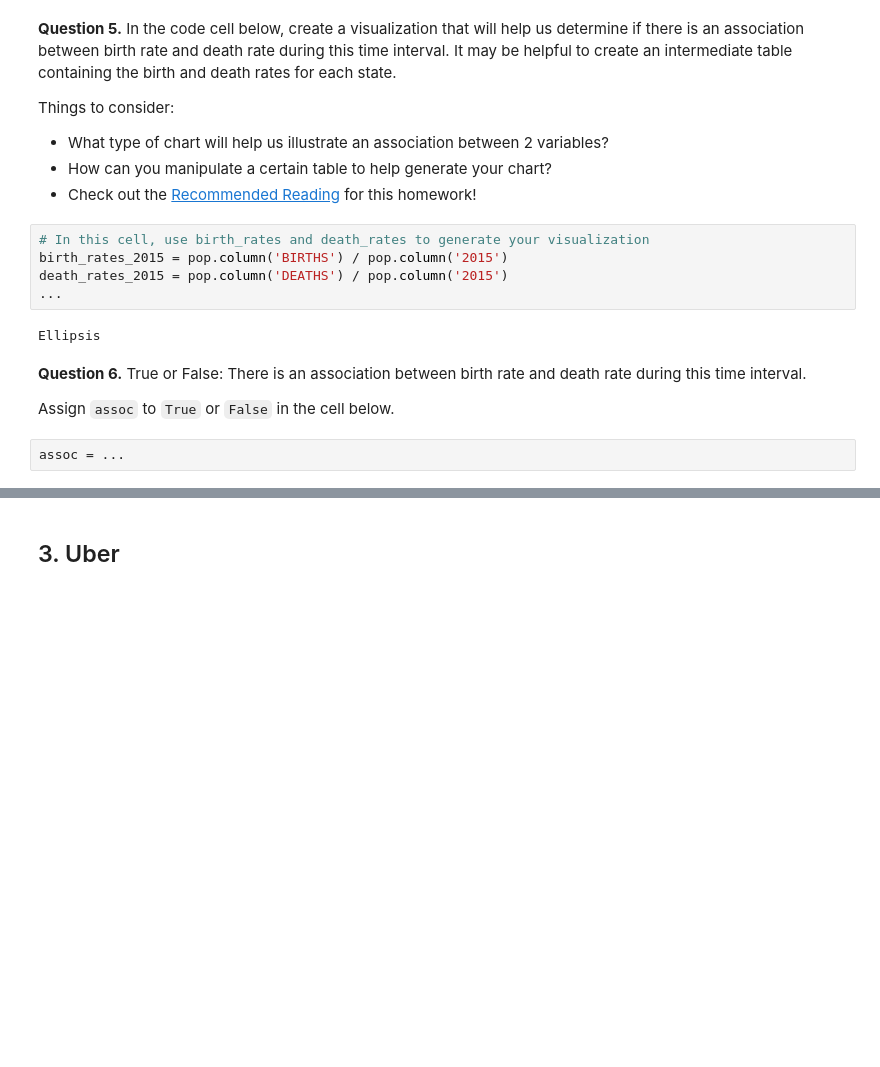
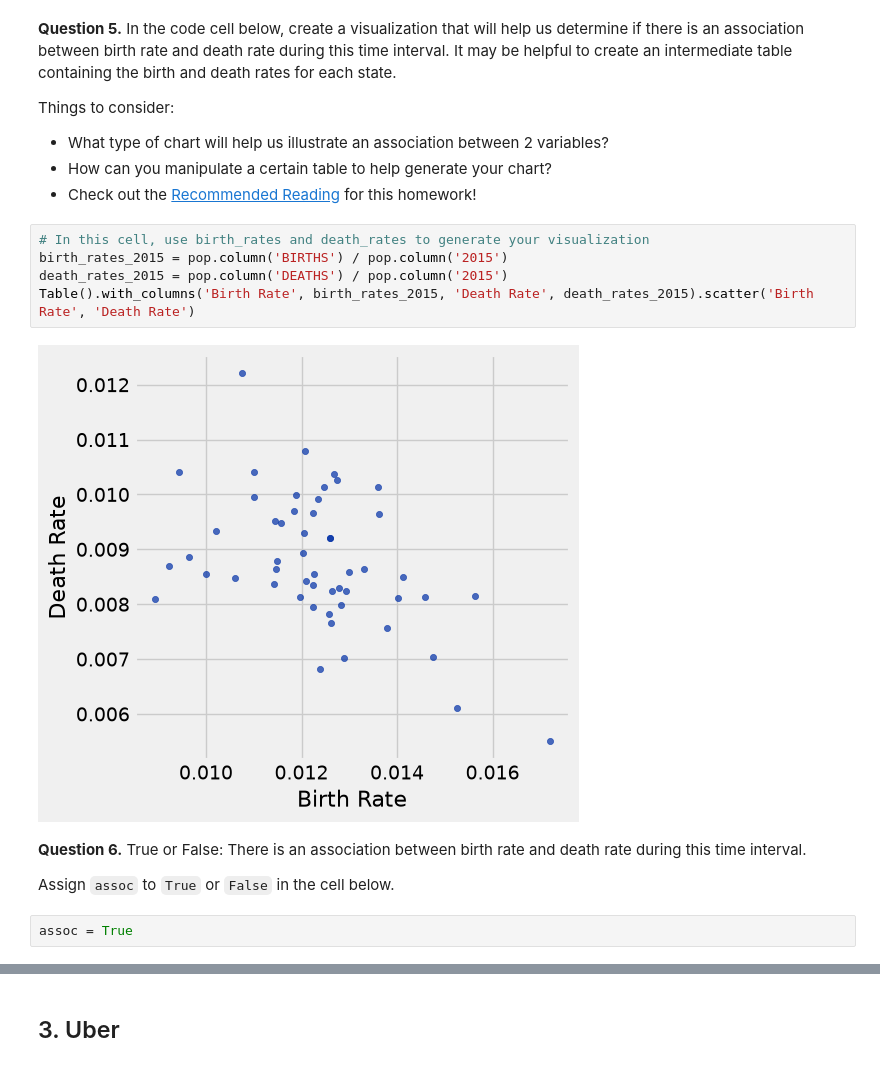
Before and after one commit to aschade2/Intro-to-Data, a Jupyter notebook: Lab 2 - Intro to Tables/hw03.ipynb, the cells around one changed output, grey strips where cells are left out. Cells and saved outputs as stored; diff of their text form; blank space fills up the shorter version.

```diff
--- a/Lab 2 - Intro to Tables/hw03.ipynb
+++ b/Lab 2 - Intro to Tables/hw03.ipynb
@@ -323,10 +290,10 @@ Things to consider:
 # %%
 # In this cell, use birth_rates and death_rates to generate your visualization
 birth_rates_2015 = pop.column('BIRTHS') / pop.column('2015')
 death_rates_2015 = pop.column('DEATHS') / pop.column('2015')
-...
+Table().with_columns('Birth Rate', birth_rates_2015, 'Death Rate', death_rates_2015).scatter('Birth Rate', 'Death Rate')
 # %% [output]
-Ellipsis
+[figure, added]
 # %% [markdown]
 <!-- END QUESTION -->
 
@@ -334,7 +301,7 @@ Ellipsis
 
 Assign `assoc` to `True` or `False` in the cell below.
 # %%
-assoc = ...
+assoc = True
 # %%
 grader.check("q2_6")
 # %% [output]
```
Also changed, not shown: parts of 26 cells of this notebook, 4 other files.
